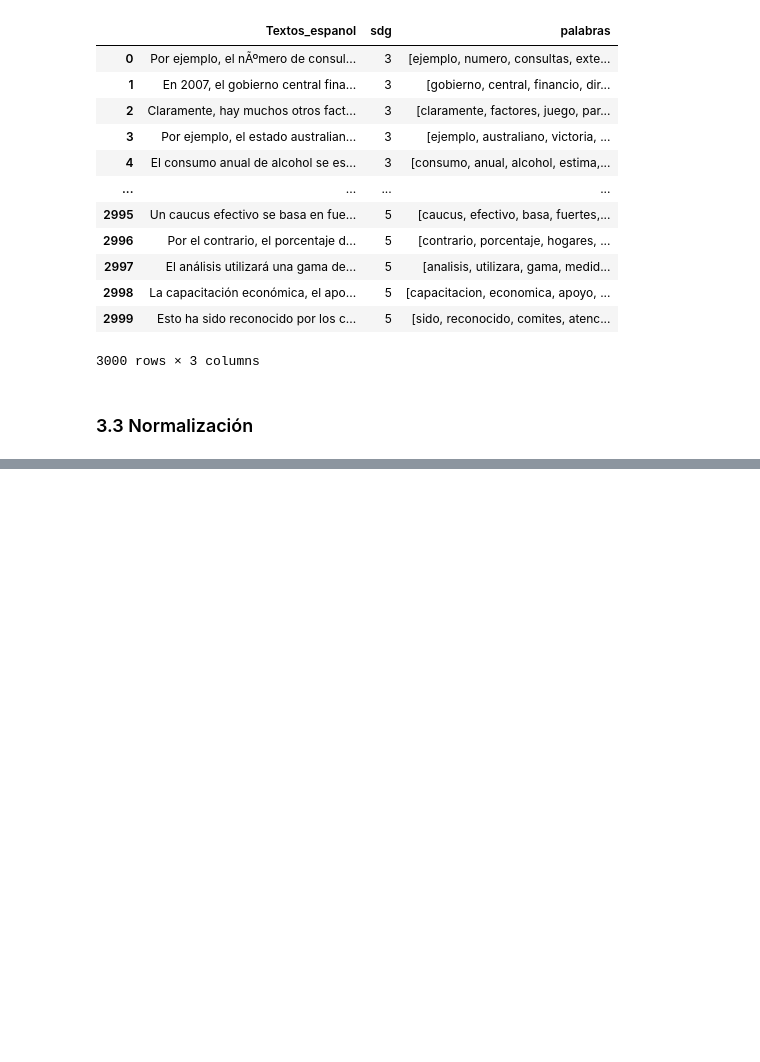
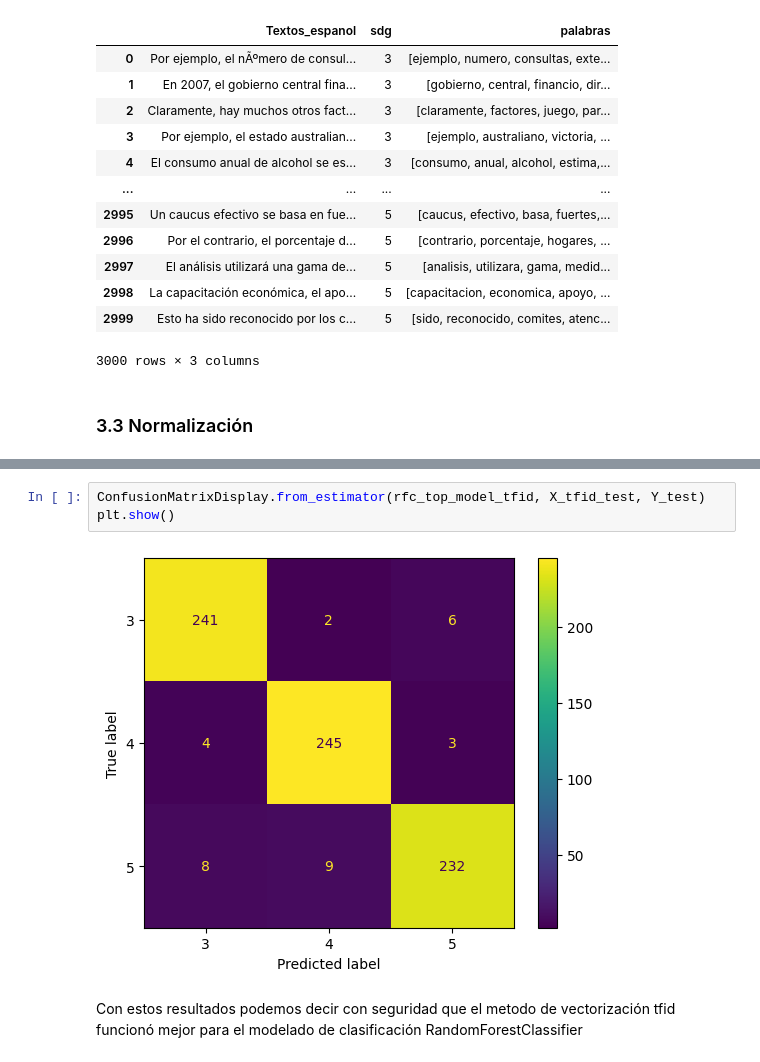
Before and after one commit to saguillen/BI_Proyecto1, a Jupyter notebook: Proyecto1_BI.ipynb, the cells around one changed output, grey strips where cells are left out. Saved outputs shown, nothing was run; the diff lists cells and outputs as text; blank space fills up the shorter version.

```diff
--- a/Proyecto1_BI.ipynb
+++ b/Proyecto1_BI.ipynb
@@ -410,0 +713,7 @@ ModuleNotFoundError: ignored
+# %%
+ConfusionMatrixDisplay.from_estimator(rfc_top_model_tfid, X_tfid_test, Y_test)
+plt.show()
+# %% [output]
+[figure, added]
+# %% [markdown]
+Con estos resultados podemos decir con seguridad que el metodo de vectorización tfid funcionó mejor para el modelado de clasificación RandomForestClassifier
```
Also changed, not shown: parts of 99 cells of this notebook.
